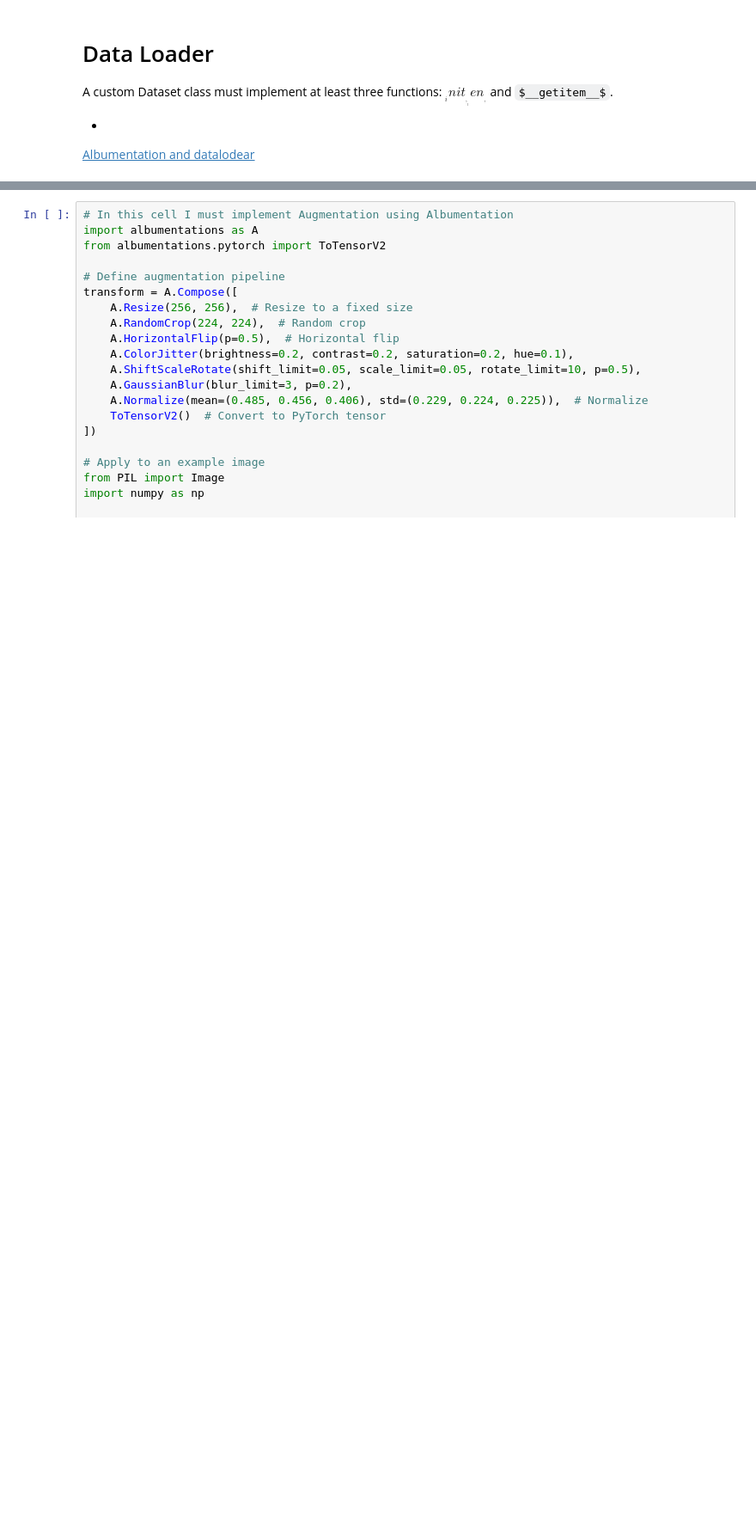
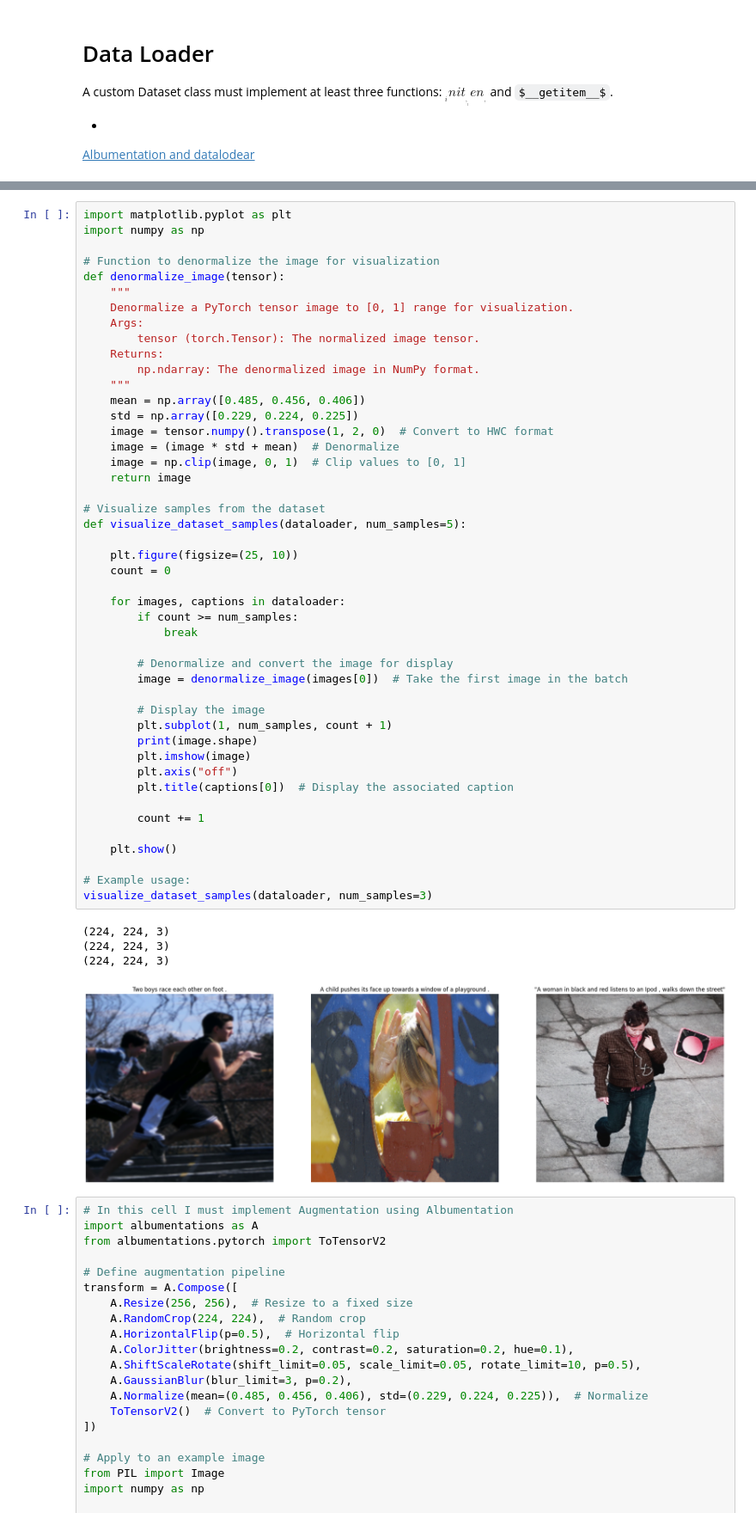
Before and after one commit to mahdisabetkish/Vision2Words, a Jupyter notebook: Flicker8k.ipynb, the cells around one changed output, grey strips where cells are left out. Shown at 86% size. Saved outputs shown, nothing was run; the diff lists cells and outputs as text; some formulas as TeX source; blank space fills up the shorter version.

Commit message:
Visualization

```diff
--- a/Flicker8k.ipynb
+++ b/Flicker8k.ipynb
@@ -328,3 +236,54 @@ Data.__getitem__(5)
+# %%
+import matplotlib.pyplot as plt
+import numpy as np
+
+# Function to denormalize the image for visualization
+def denormalize_image(tensor):
+    """
+    Denormalize a PyTorch tensor image to [0, 1] range for visualization.
+    Args:
+        tensor (torch.Tensor): The normalized image tensor.
+    Returns:
+        np.ndarray: The denormalized image in NumPy format.
+    """
+    mean = np.array([0.485, 0.456, 0.406])
+    std = np.array([0.229, 0.224, 0.225])
+    image = tensor.numpy().transpose(1, 2, 0)  # Convert to HWC format
+    image = (image * std + mean)  # Denormalize
+    image = np.clip(image, 0, 1)  # Clip values to [0, 1]
+    return image
+
+# Visualize samples from the dataset
+def visualize_dataset_samples(dataloader, num_samples=5):
+
+    plt.figure(figsize=(25, 10))
+    count = 0
+
+    for images, captions in dataloader:
+        if count >= num_samples:
+            break
+
+        # Denormalize and convert the image for display
+        image = denormalize_image(images[0])  # Take the first image in the batch
+
+        # Display the image
+        plt.subplot(1, num_samples, count + 1)
+        print(image.shape)
+        plt.imshow(image)
+        plt.axis("off")
+        plt.title(captions[0])  # Display the associated caption
+
+        count += 1
+
+    plt.show()
+
+# Example usage:
+visualize_dataset_samples(dataloader, num_samples=3)
+# %% [output]
+(224, 224, 3)
+(224, 224, 3)
+(224, 224, 3)
+[figure, added]
 # %%
 # In this cell I must implement Augmentation using Albumentation
 import albumentations as A
```
Also changed, not shown: parts of 17 cells of this notebook.
